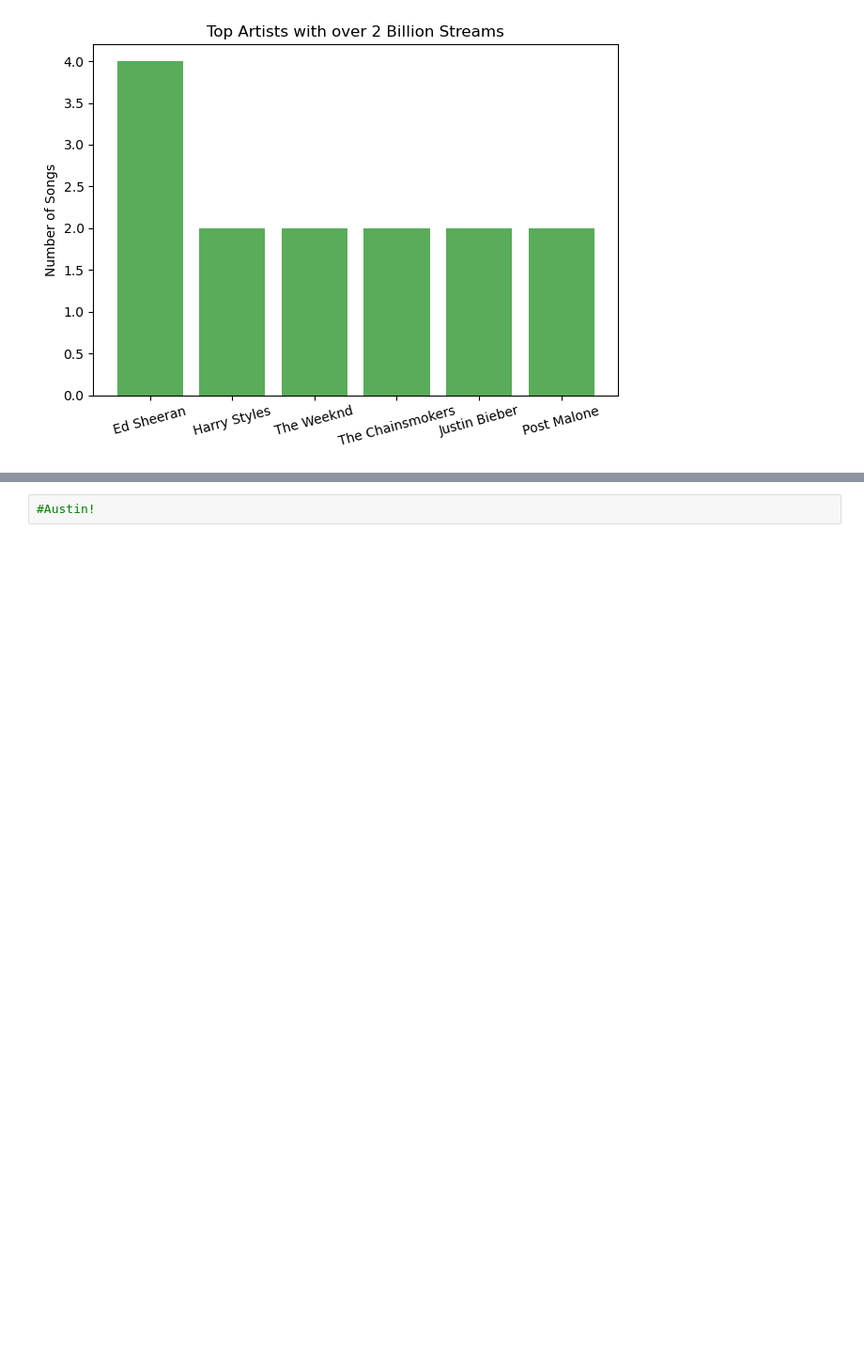
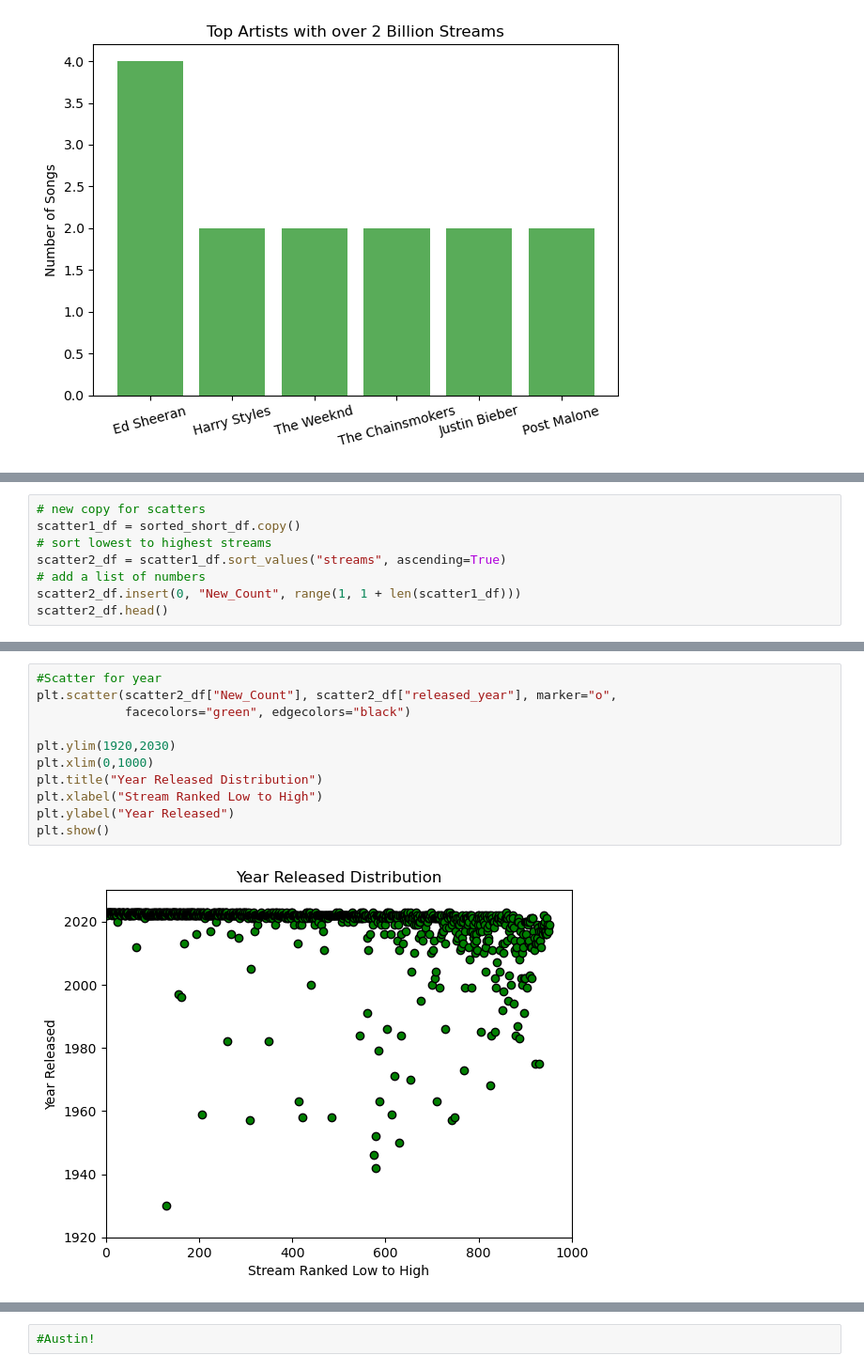
Before and after one commit to d6kramer/project-1-group-08, a Jupyter notebook: starter_notebook.ipynb, the cells around one changed output, grey strips where cells are left out. Shown at 94% size. Saved outputs shown, nothing was run; the diff lists cells and outputs as text; blank space fills up the shorter version.

```diff
--- a/starter_notebook.ipynb
+++ b/starter_notebook.ipynb
@@ -456,0 +466,8 @@ plt.show()
+# %%
+# new copy for scatters
+scatter1_df = sorted_short_df.copy()
+# sort lowest to highest streams
+scatter2_df = scatter1_df.sort_values("streams", ascending=True)
+# add a list of numbers
+scatter2_df.insert(0, "New_Count", range(1, 1 + len(scatter1_df)))
+scatter2_df.head()
@@ -456,0 +481,13 @@ plt.show()
+# %%
+#Scatter for year
+plt.scatter(scatter2_df["New_Count"], scatter2_df["released_year"], marker="o",
+            facecolors="green", edgecolors="black")
+
+plt.ylim(1920,2030)
+plt.xlim(0,1000)
+plt.title("Year Released Distribution")
+plt.xlabel("Stream Ranked Low to High")
+plt.ylabel("Year Released")
+plt.show()
+# %% [output]
+[figure, added]
```
Also changed, not shown: parts of 15 cells of this notebook.
